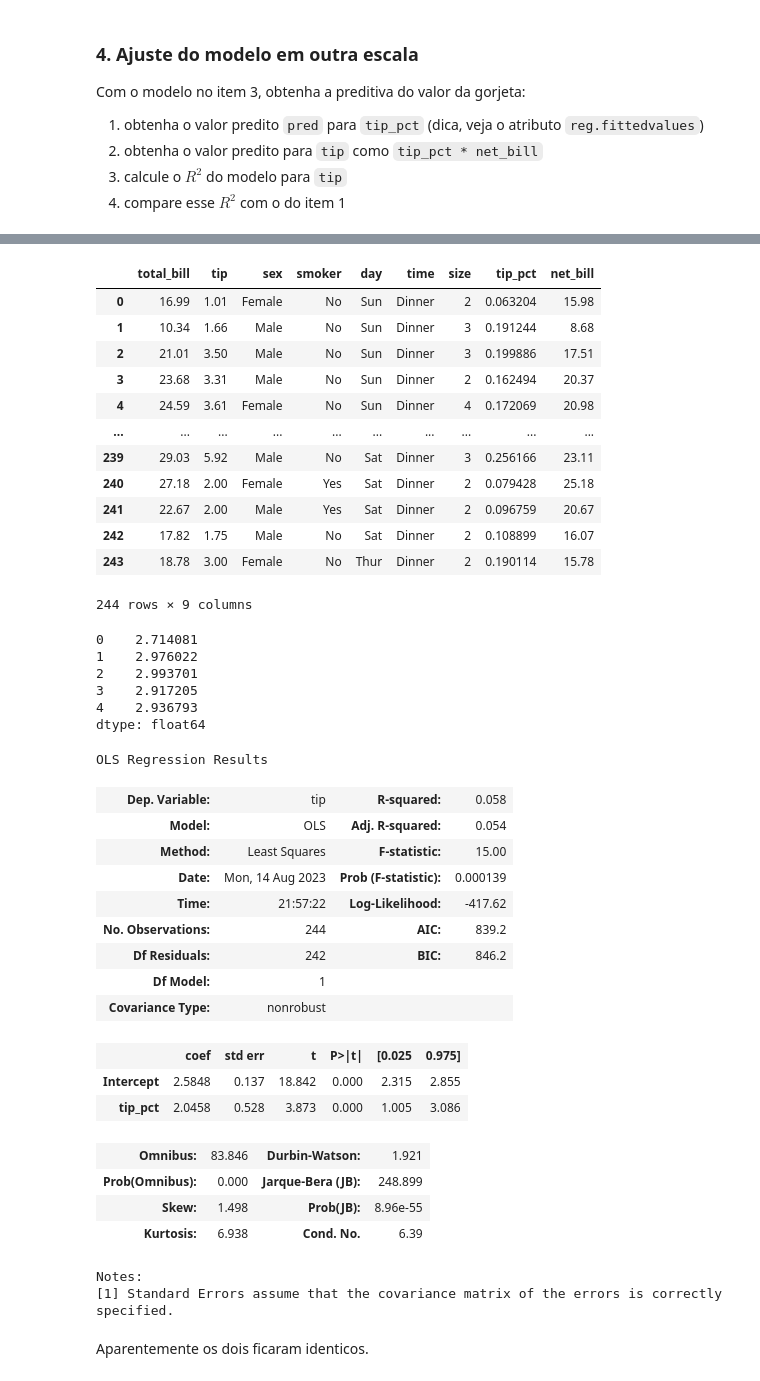
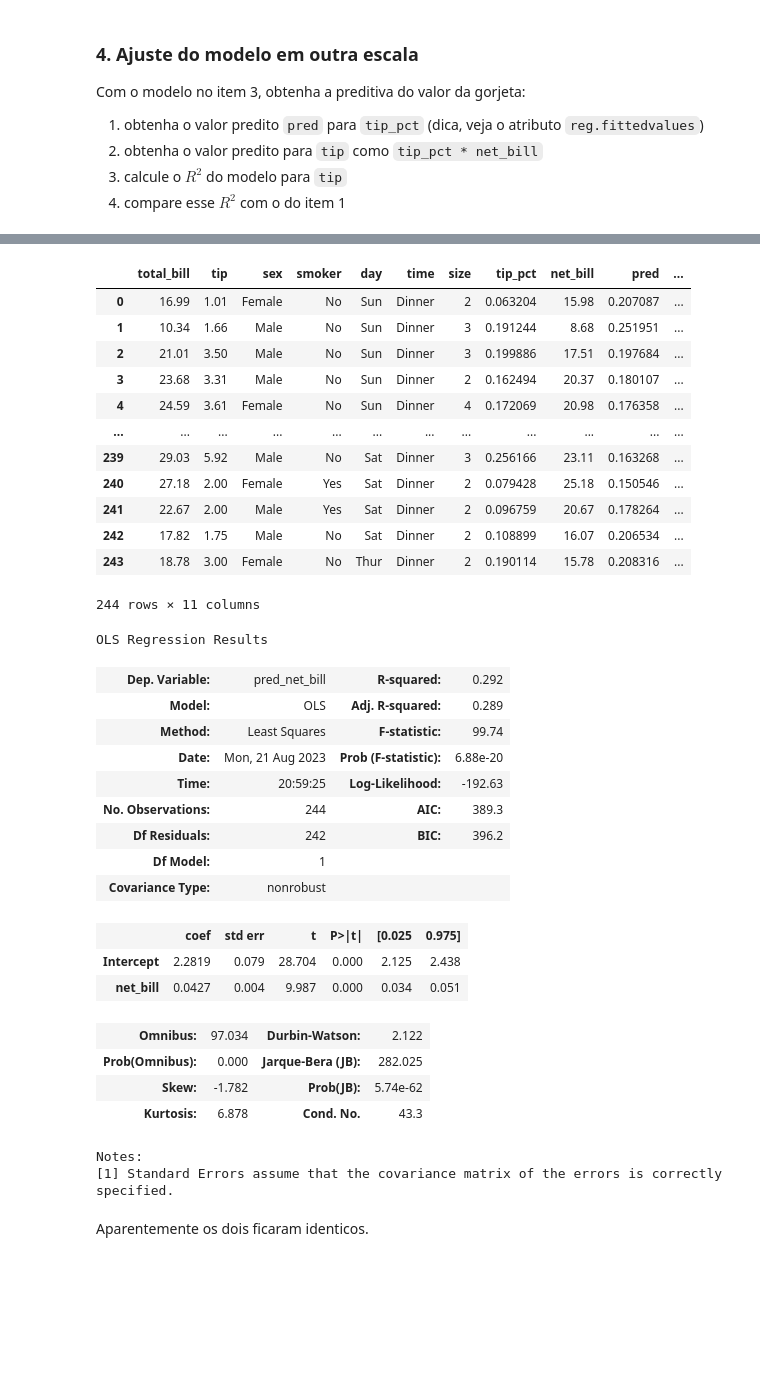
Before and after one commit to piresthiago10/estudos_data_science, a Jupyter notebook: modulo_12_regressao_1/mod12 ex01 - regressão linear simples.ipynb, the cells around one changed output, grey strips where cells are left out. Drawn from its saved outputs; the diff is of its cells as text; code cells hidden in the pictures; blank space fills up the shorter version.

````diff
--- a/modulo_12_regressao_1/mod12 ex01 - regressão linear simples.ipynb
+++ b/modulo_12_regressao_1/mod12 ex01 - regressão linear simples.ipynb
@@ -69,7 +69,7 @@ plt.ylim(bottom = 0)
 
 Agora ajuste um modelo de regressão de ```tip_pct``` por ```net_bill```. Construa o gráfico de dispersão correspondente.
 # %%
-reg = smf.ols('tip ~ tip_pct', data = tips).fit()
+reg = smf.ols('tip_pct ~ net_bill', data = tips).fit()
 reg.summary()
 # %% [output]
 OLS Regression Results
@@ -120,4 +136,5 @@ Com o modelo no item 3, obtenha a preditiva do valor da gorjeta:
   4. compare esse $R^2$ com o do item 1
 # %%
 pred = reg.fittedvalues
-pred
+tips["pred"] = pred
+tips["pred_net_bill"] = tips["pred"] * tips["net_bill"]
@@ -138,51 +142,40 @@ Length: 244, dtype: float64
 tips["tip"] = tips["tip_pct"] * tips["net_bill"]
 tips
 # %% [output]
-|  | total_bill | tip | sex | smoker | day | time | size | tip_pct | net_bill |
-| 0 | 16.99 | 1.01 | Female | No | Sun | Dinner | 2 | 0.063204 | 15.98 |
-| 1 | 10.34 | 1.66 | Male | No | Sun | Dinner | 3 | 0.191244 | 8.68 |
-| 2 | 21.01 | 3.50 | Male | No | Sun | Dinner | 3 | 0.199886 | 17.51 |
-| 3 | 23.68 | 3.31 | Male | No | Sun | Dinner | 2 | 0.162494 | 20.37 |
-| 4 | 24.59 | 3.61 | Female | No | Sun | Dinner | 4 | 0.172069 | 20.98 |
-| ... | ... | ... | ... | ... | ... | ... | ... | ... | ... |
-| 239 | 29.03 | 5.92 | Male | No | Sat | Dinner | 3 | 0.256166 | 23.11 |
-| 240 | 27.18 | 2.00 | Female | Yes | Sat | Dinner | 2 | 0.079428 | 25.18 |
-| 241 | 22.67 | 2.00 | Male | Yes | Sat | Dinner | 2 | 0.096759 | 20.67 |
-| 242 | 17.82 | 1.75 | Male | No | Sat | Dinner | 2 | 0.108899 | 16.07 |
-| 243 | 18.78 | 3.00 | Female | No | Thur | Dinner | 2 | 0.190114 | 15.78 |
+|  | total_bill | tip | sex | smoker | day | time | size | tip_pct | net_bill | pred | ... |
+| 0 | 16.99 | 1.01 | Female | No | Sun | Dinner | 2 | 0.063204 | 15.98 | 0.207087 | ... |
+| 1 | 10.34 | 1.66 | Male | No | Sun | Dinner | 3 | 0.191244 | 8.68 | 0.251951 | ... |
+| 2 | 21.01 | 3.50 | Male | No | Sun | Dinner | 3 | 0.199886 | 17.51 | 0.197684 | ... |
+| 3 | 23.68 | 3.31 | Male | No | Sun | Dinner | 2 | 0.162494 | 20.37 | 0.180107 | ... |
+| 4 | 24.59 | 3.61 | Female | No | Sun | Dinner | 4 | 0.172069 | 20.98 | 0.176358 | ... |
+| ... | ... | ... | ... | ... | ... | ... | ... | ... | ... | ... | ... |
+| 239 | 29.03 | 5.92 | Male | No | Sat | Dinner | 3 | 0.256166 | 23.11 | 0.163268 | ... |
+| 240 | 27.18 | 2.00 | Female | Yes | Sat | Dinner | 2 | 0.079428 | 25.18 | 0.150546 | ... |
+| 241 | 22.67 | 2.00 | Male | Yes | Sat | Dinner | 2 | 0.096759 | 20.67 | 0.178264 | ... |
+| 242 | 17.82 | 1.75 | Male | No | Sat | Dinner | 2 | 0.108899 | 16.07 | 0.206534 | ... |
+| 243 | 18.78 | 3.00 | Female | No | Thur | Dinner | 2 | 0.190114 | 15.78 | 0.208316 | ... |
-244 rows × 9 columns
+244 rows × 11 columns
-# %%
-dados_novos = tips[0:5]
-dados_novos
-reg.predict(dados_novos)
-# %% [output]
-0    2.714081
-1    2.976022
-2    2.993701
-3    2.917205
-4    2.936793
-dtype: float64
 # %%
-reg = smf.ols('tip ~ tip_pct', data = tips).fit()
+reg = smf.ols('pred_net_bill ~ net_bill', data = tips).fit()
 reg.summary()
 # %% [output]
 OLS Regression Results
-| Dep. Variable: | tip | R-squared: | 0.058 |
-| Model: | OLS | Adj. R-squared: | 0.054 |
-| Method: | Least Squares | F-statistic: | 15.00 |
-| Date: | Mon, 14 Aug 2023 | Prob (F-statistic): | 0.000139 |
-| Time: | 21:57:22 | Log-Likelihood: | -417.62 |
-| No. Observations: | 244 | AIC: | 839.2 |
-| Df Residuals: | 242 | BIC: | 846.2 |
+| Dep. Variable: | pred_net_bill | R-squared: | 0.292 |
+| Model: | OLS | Adj. R-squared: | 0.289 |
+| Method: | Least Squares | F-statistic: | 99.74 |
+| Date: | Mon, 21 Aug 2023 | Prob (F-statistic): | 6.88e-20 |
+| Time: | 20:59:25 | Log-Likelihood: | -192.63 |
+| No. Observations: | 244 | AIC: | 389.3 |
+| Df Residuals: | 242 | BIC: | 396.2 |
 | Df Model: | 1 |  |  |
 | Covariance Type: | nonrobust |  |  |
 |  | coef | std err | t | P>|t| | [0.025 | 0.975] |
-| Intercept | 2.5848 | 0.137 | 18.842 | 0.000 | 2.315 | 2.855 |
-| tip_pct | 2.0458 | 0.528 | 3.873 | 0.000 | 1.005 | 3.086 |
+| Intercept | 2.2819 | 0.079 | 28.704 | 0.000 | 2.125 | 2.438 |
+| net_bill | 0.0427 | 0.004 | 9.987 | 0.000 | 0.034 | 0.051 |
-| Omnibus: | 83.846 | Durbin-Watson: | 1.921 |
-| Prob(Omnibus): | 0.000 | Jarque-Bera (JB): | 248.899 |
-| Skew: | 1.498 | Prob(JB): | 8.96e-55 |
-| Kurtosis: | 6.938 | Cond. No. | 6.39 |
+| Omnibus: | 97.034 | Durbin-Watson: | 2.122 |
+| Prob(Omnibus): | 0.000 | Jarque-Bera (JB): | 282.025 |
+| Skew: | -1.782 | Prob(JB): | 5.74e-62 |
+| Kurtosis: | 6.878 | Cond. No. | 43.3 |
 Notes:
 [1] Standard Errors assume that the covariance matrix of the errors is correctly specified.
 # %% [markdown]
````
Also changed, not shown: parts of 4 cells of this notebook.
